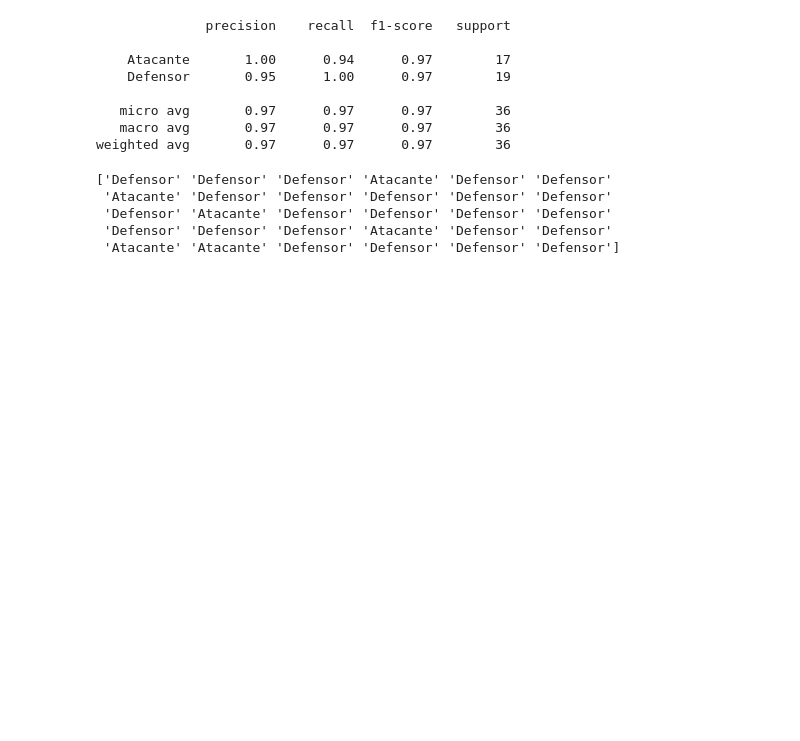
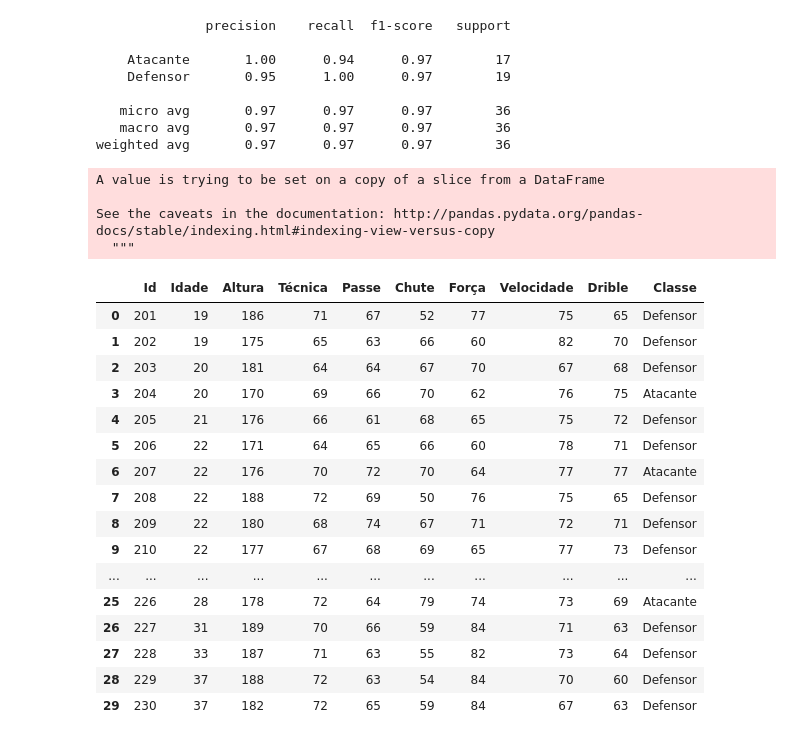
Before and after one commit to alfredots/svm-soccer-players, a Jupyter notebook: svm.ipynb, the cells around one changed output. Cells and saved outputs as stored; diff of their text form; code cells hidden in the pictures; blank space fills up the shorter version.

```diff
--- a/svm.ipynb
+++ b/svm.ipynb
@@ -83,7 +83,7 @@ print(classification_report(y_test, predictions))
    macro avg       0.24      0.50      0.32        36
 weighted avg       0.22      0.47      0.30        36
 # %%
-param_grid = {'C': [0.1, 1, 10, 100, 1000], 'gamma': [1, 0.1, 0.01, 0.001, 0.0001], 'kernel': ['linear']}
+param_grid = {'C': [0.1, 1, 10, 100, 1000], 'kernel': ['linear']}
 # %%
 grid = GridSearchCV(SVC(), param_grid, refit=True, verbose=5)
 grid.fit(X_train, y_train)
@@ -133,11 +133,30 @@ weighted avg       0.97      0.97      0.97        36
 # %%
 X_target, y = players_target.iloc[:,:-1].values, players_target.iloc[:,-1].values
 
-print(grid.predict(X_target))
-#striker_or_defense(y_test.shape[1])
+result = grid.predict(X_target)
+for i in range(len(result)):
+    players_target['Classe'][i] = result[i]
+
+display(players_target)
 # %% [output]
-['Defensor' 'Defensor' 'Defensor' 'Atacante' 'Defensor' 'Defensor'
- 'Atacante' 'Defensor' 'Defensor' 'Defensor' 'Defensor' 'Defensor'
- 'Defensor' 'Atacante' 'Defensor' 'Defensor' 'Defensor' 'Defensor'
- 'Defensor' 'Defensor' 'Defensor' 'Atacante' 'Defensor' 'Defensor'
- 'Atacante' 'Atacante' 'Defensor' 'Defensor' 'Defensor' 'Defensor']
+A value is trying to be set on a copy of a slice from a DataFrame
+
+See the caveats in the documentation: http://pandas.pydata.org/pandas-docs/stable/indexing.html#indexing-view-versus-copy
+  """
+|  | Id | Idade | Altura | Técnica | Passe | Chute | Força | Velocidade | Drible | Classe |
+| 0 | 201 | 19 | 186 | 71 | 67 | 52 | 77 | 75 | 65 | Defensor |
+| 1 | 202 | 19 | 175 | 65 | 63 | 66 | 60 | 82 | 70 | Defensor |
+| 2 | 203 | 20 | 181 | 64 | 64 | 67 | 70 | 67 | 68 | Defensor |
+| 3 | 204 | 20 | 170 | 69 | 66 | 70 | 62 | 76 | 75 | Atacante |
+| 4 | 205 | 21 | 176 | 66 | 61 | 68 | 65 | 75 | 72 | Defensor |
+| 5 | 206 | 22 | 171 | 64 | 65 | 66 | 60 | 78 | 71 | Defensor |
+| 6 | 207 | 22 | 176 | 70 | 72 | 70 | 64 | 77 | 77 | Atacante |
+| 7 | 208 | 22 | 188 | 72 | 69 | 50 | 76 | 75 | 65 | Defensor |
+| 8 | 209 | 22 | 180 | 68 | 74 | 67 | 71 | 72 | 71 | Defensor |
+| 9 | 210 | 22 | 177 | 67 | 68 | 69 | 65 | 77 | 73 | Defensor |
+| ... | ... | ... | ... | ... | ... | ... | ... | ... | ... | ... |
+| 25 | 226 | 28 | 178 | 72 | 64 | 79 | 74 | 73 | 69 | Atacante |
+| 26 | 227 | 31 | 189 | 70 | 66 | 59 | 84 | 71 | 63 | Defensor |
+| 27 | 228 | 33 | 187 | 71 | 63 | 55 | 82 | 73 | 64 | Defensor |
+| 28 | 229 | 37 | 188 | 72 | 63 | 54 | 84 | 70 | 60 | Defensor |
+| 29 | 230 | 37 | 182 | 72 | 65 | 59 | 84 | 67 | 63 | Defensor |
```
Also changed, not shown: parts of 1 cell of this notebook.
